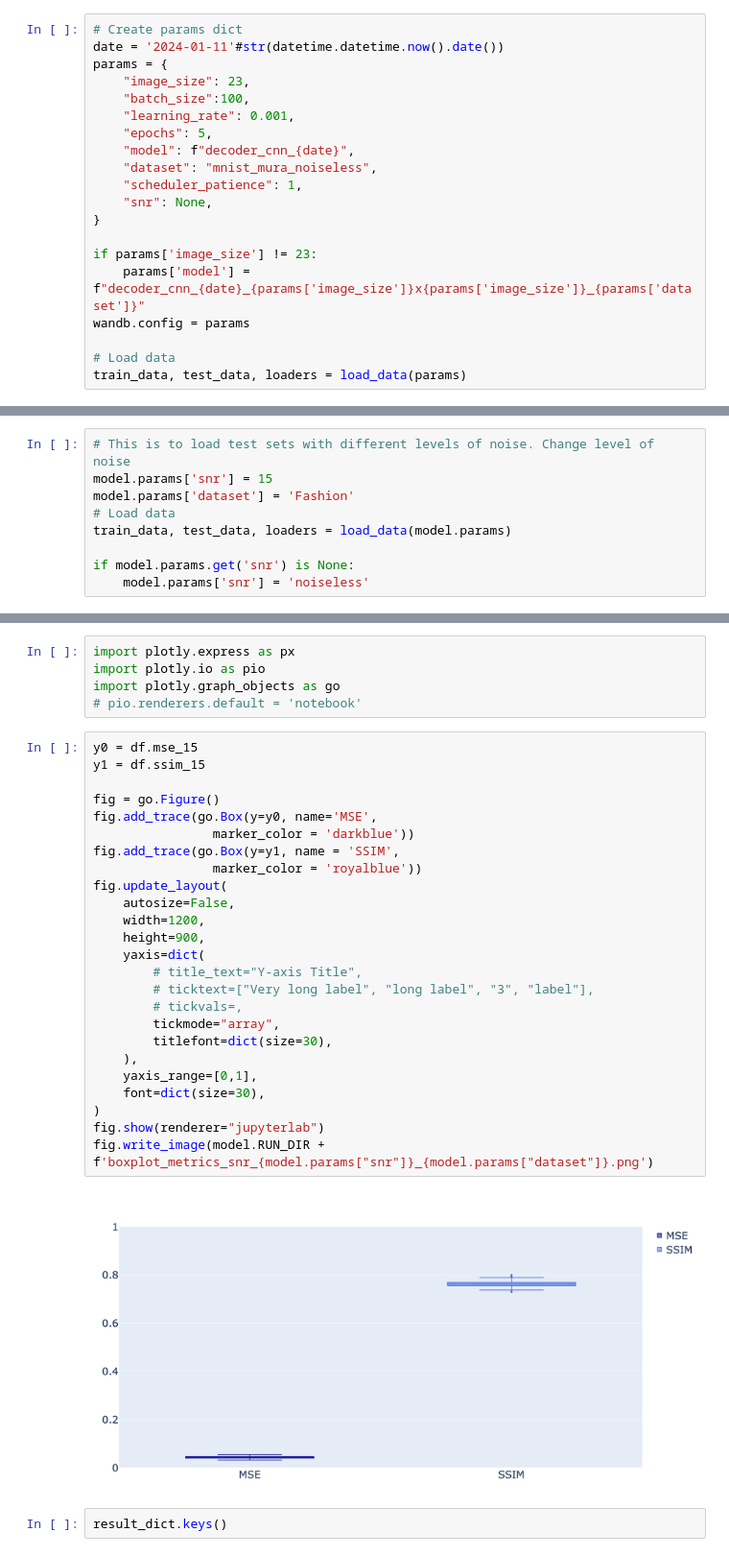
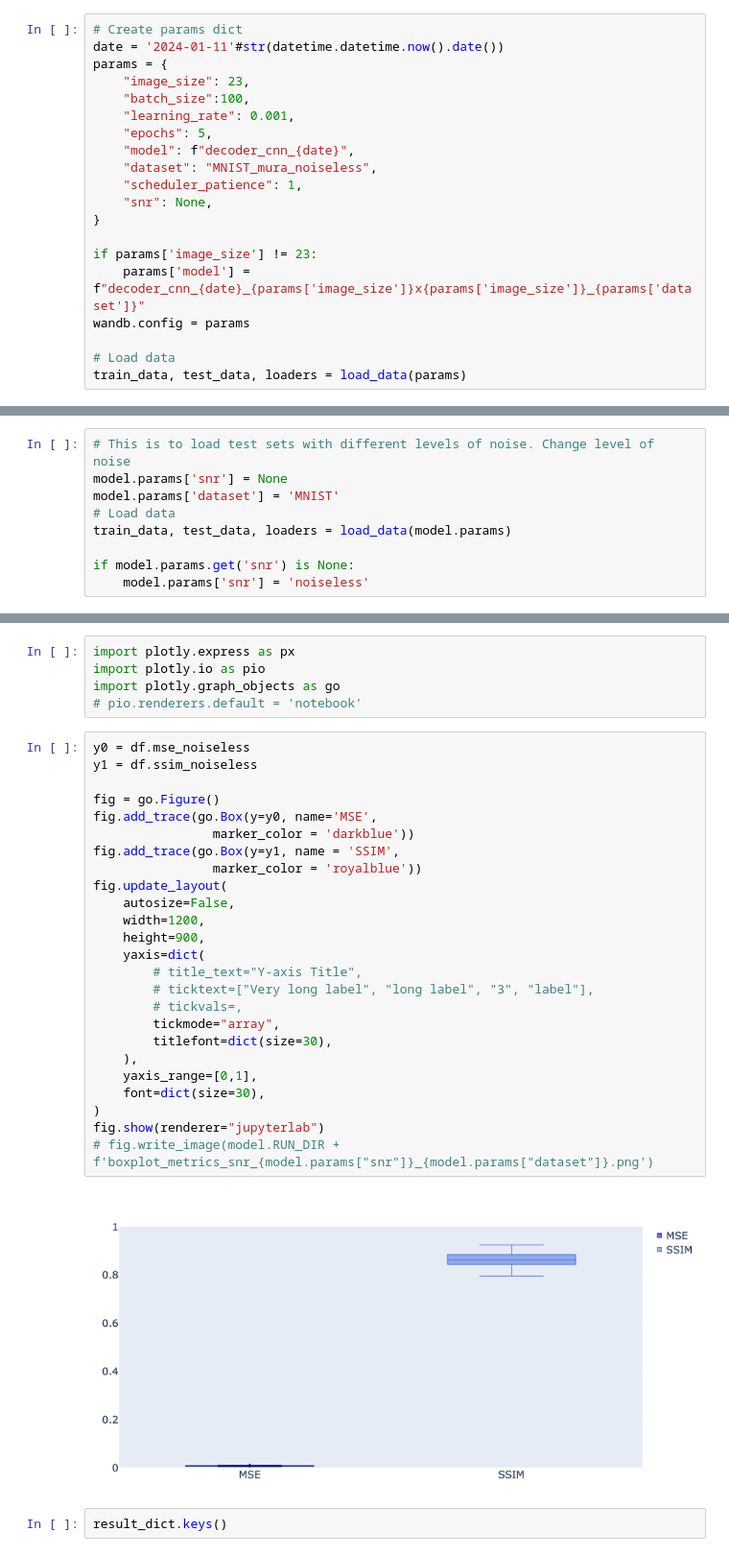
Before and after one commit to jornelasmunoz/UCM_Undergraduate_Research, a Jupyter notebook: jornelasmunoz/notebooks/evaluation_learn_decoder.ipynb, the cells around one changed output, grey strips where cells are left out. Shown at 96% size. Drawn from its saved outputs; the diff is of its cells as text.

```diff
--- a/jornelasmunoz/notebooks/evaluation_learn_decoder.ipynb
+++ b/jornelasmunoz/notebooks/evaluation_learn_decoder.ipynb
@@ -58,7 +59,7 @@ params = {
     "learning_rate": 0.001,
     "epochs": 5,
     "model": f"decoder_cnn_{date}",
-    "dataset": "mnist_mura_noiseless",
+    "dataset": "MNIST_mura_noiseless",
     "scheduler_patience": 1,
     "snr": None,
 }
@@ -153,8 +185,8 @@ SSIM = StructuralSimilarityIndexMeasure()
 result_dict = {}
 # %%
 # This is to load test sets with different levels of noise. Change level of noise
-model.params['snr'] = 15
-model.params['dataset'] = 'Fashion'
+model.params['snr'] = None
+model.params['dataset'] = 'MNIST'
 # Load data
 train_data, test_data, loaders = load_data(model.params)
 
@@ -275,32 +397,32 @@ import plotly.io as pio
 import plotly.graph_objects as go
 # pio.renderers.default = 'notebook'
 # %%
-y0 = df.mse_15
-y1 = df.ssim_15
+y0 = df.mse_noiseless
+y1 = df.ssim_noiseless
 
 fig = go.Figure()
 fig.add_trace(go.Box(y=y0, name='MSE',
                 marker_color = 'darkblue'))
 fig.add_trace(go.Box(y=y1, name = 'SSIM',
                 marker_color = 'royalblue'))
 fig.update_layout(
     autosize=False,
     width=1200,
     height=900,
     yaxis=dict(
         # title_text="Y-axis Title",
         # ticktext=["Very long label", "long label", "3", "label"],
         # tickvals=,
         tickmode="array",
         titlefont=dict(size=30),
     ),
     yaxis_range=[0,1],
     font=dict(size=30),
 )
 fig.show(renderer="jupyterlab")
-fig.write_image(model.RUN_DIR + f'boxplot_metrics_snr_{model.params["snr"]}_{model.params["dataset"]}.png')
+# fig.write_image(model.RUN_DIR + f'boxplot_metrics_snr_{model.params["snr"]}_{model.params["dataset"]}.png')
 # %% [output]
-[figure, old version]
+[figure, new version]
 # %%
 result_dict.keys()
 # %% [output]
```
Also changed, not shown: parts of 17 cells of this notebook, 11 other files.
